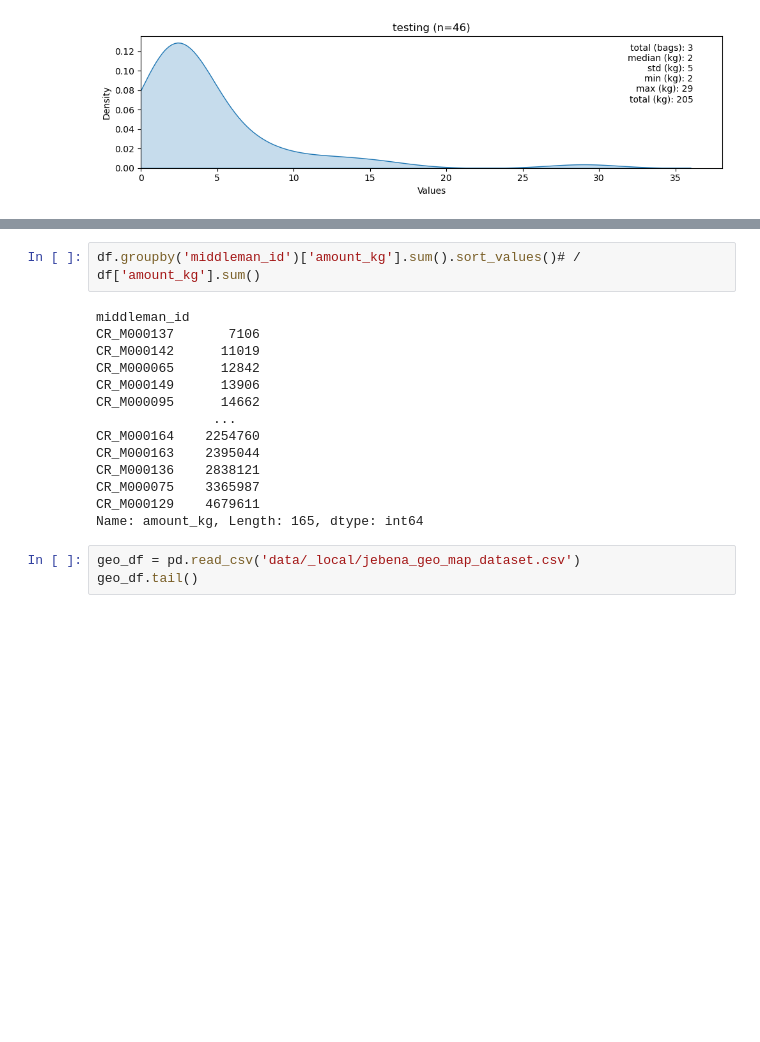
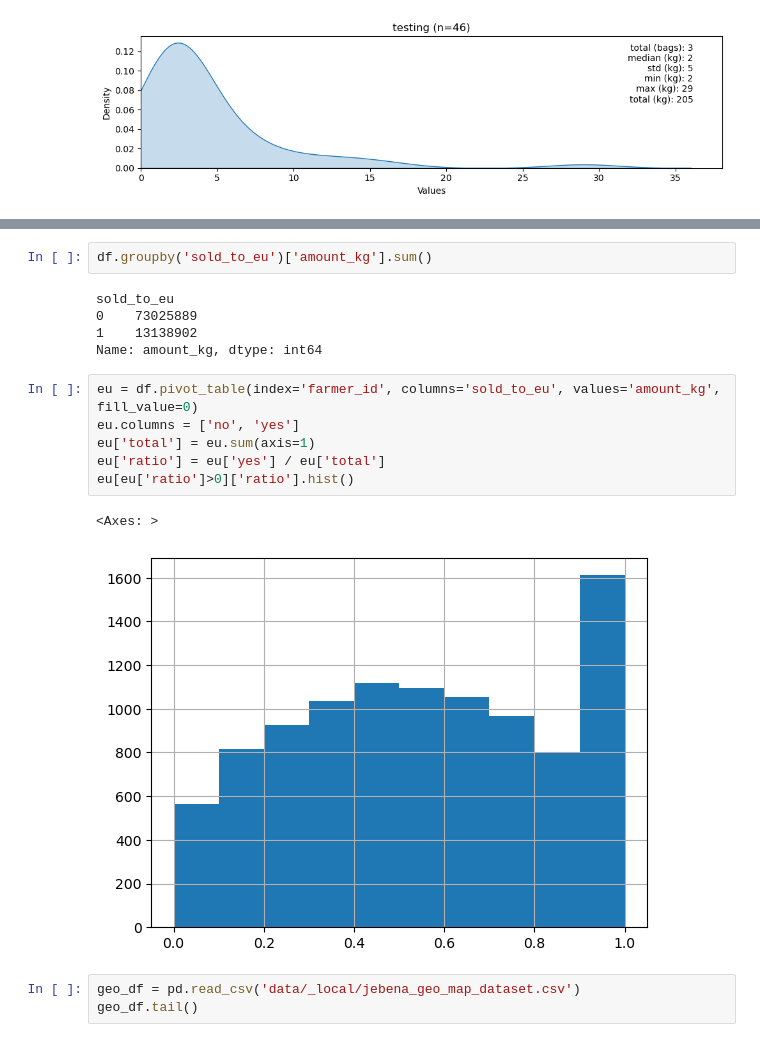
Before and after one commit to ccerv1/supply-chain-simulator, a Jupyter notebook: DashboardPrototype.ipynb, the cells around one changed output, grey strips where cells are left out. Saved outputs shown, nothing was run; the diff lists cells and outputs as text; blank space fills up the shorter version.

```diff
--- a/DashboardPrototype.ipynb
+++ b/DashboardPrototype.ipynb
@@ -345,20 +328,20 @@ sold_to_eu
 Name: farmer_id, dtype: int64
 # %%
-df.groupby('middleman_id')['amount_kg'].sum().sort_values()# / df['amount_kg'].sum()
+df.groupby('sold_to_eu')['amount_kg'].sum()
 # %% [output]
-middleman_id
-CR_M000137       7106
-CR_M000142      11019
-CR_M000065      12842
-CR_M000149      13906
-CR_M000095      14662
-               ...
-CR_M000164    2254760
-CR_M000163    2395044
-CR_M000136    2838121
-CR_M000075    3365987
-CR_M000129    4679611
-Name: amount_kg, Length: 165, dtype: int64
+sold_to_eu
+0    73025889
+1    13138902
+Name: amount_kg, dtype: int64
+# %%
+eu = df.pivot_table(index='farmer_id', columns='sold_to_eu', values='amount_kg', fill_value=0)
+eu.columns = ['no', 'yes']
+eu['total'] = eu.sum(axis=1)
+eu['ratio'] = eu['yes'] / eu['total']
+eu[eu['ratio']>0]['ratio'].hist()
+# %% [output]
+<Axes: >
+[figure, added]
 # %%
 geo_df = pd.read_csv('data/_local/jebena_geo_map_dataset.csv')
 geo_df.tail()
```
Also changed, not shown: parts of 21 cells of this notebook, 7 other files.
